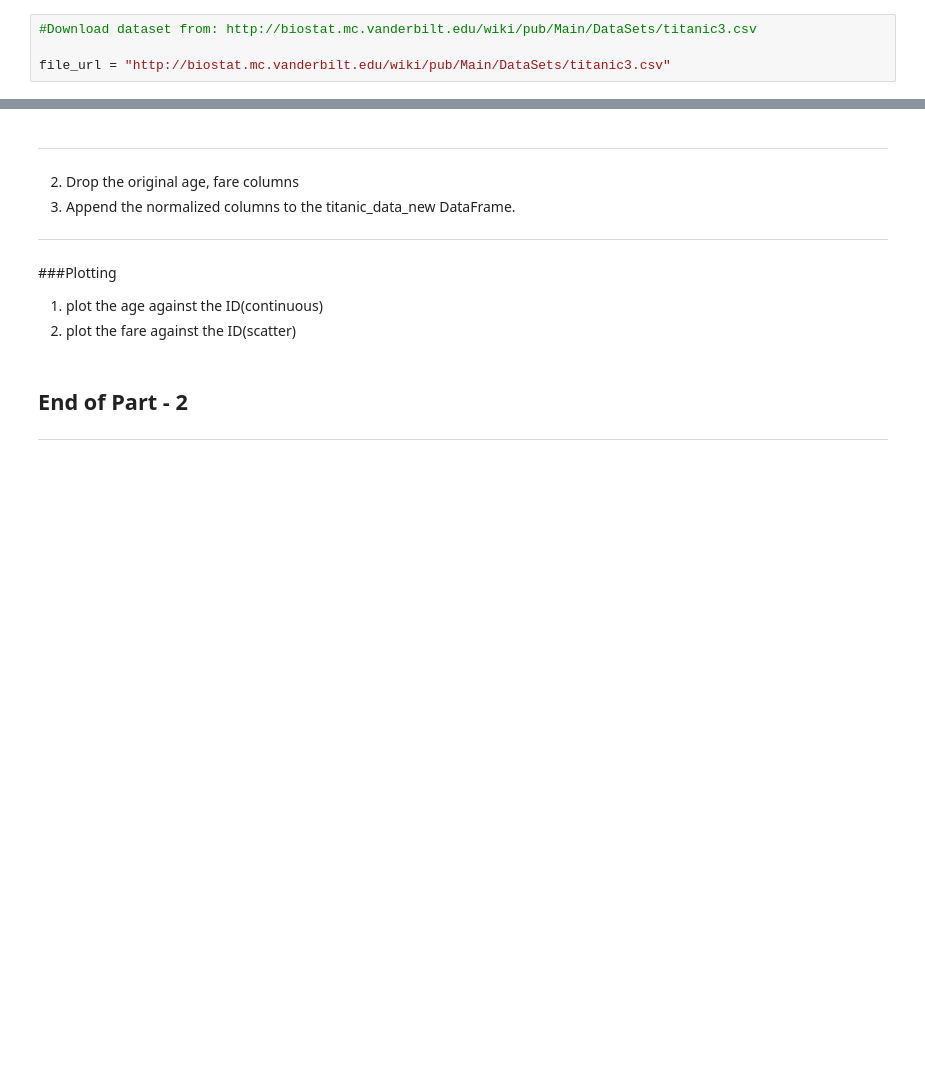
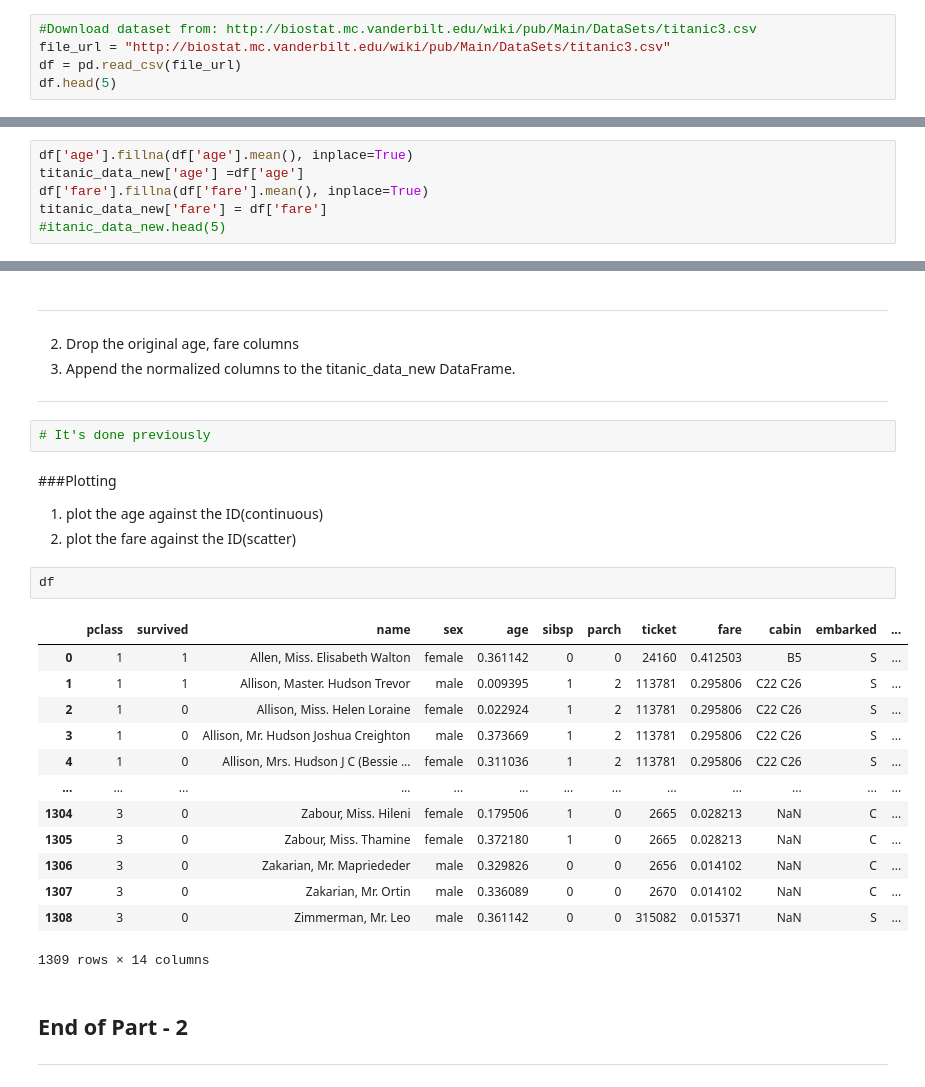
Before and after one commit to SaurabhChakravorty/SHALA2020, a Jupyter notebook: Assignment_1_DS.ipynb, the cells around one changed output, grey strips where cells are left out. Saved outputs shown, nothing was run; the diff lists cells and outputs as text; blank space fills up the shorter version.

```diff
--- a/Assignment_1_DS.ipynb
+++ b/Assignment_1_DS.ipynb
@@ -126,5 +241,6 @@ Download dataset from: http://biostat.mc.vanderbilt.edu/wiki/pub/Main/DataSets/t
 Read the data and display the first 5 rows
 # %%
 #Download dataset from: http://biostat.mc.vanderbilt.edu/wiki/pub/Main/DataSets/titanic3.csv
-
 file_url = "http://biostat.mc.vanderbilt.edu/wiki/pub/Main/DataSets/titanic3.csv"
+df = pd.read_csv(file_url)
+df.head(5)
@@ -152,6 +278,12 @@ file_url = "http://biostat.mc.vanderbilt.edu/wiki/pub/Main/DataSets/titanic3.csv
 
 
 ---
+# %%
+df['age'].fillna(df['age'].mean(), inplace=True)
+titanic_data_new['age'] =df['age']
+df['fare'].fillna(df['fare'].mean(), inplace=True)
+titanic_data_new['fare'] = df['fare']
+#itanic_data_new.head(5)
 # %% [markdown]
 ###Normalization
 
@@ -175,10 +322,28 @@ file_url = "http://biostat.mc.vanderbilt.edu/wiki/pub/Main/DataSets/titanic3.csv
 
 
 ---
+# %%
+# It's done previously
 # %% [markdown]
 ###Plotting
 1. plot the age against the ID(continuous)
 2. plot the fare against the ID(scatter)
+# %%
+df
+# %% [output]
+|  | pclass | survived | name | sex | age | sibsp | parch | ticket | fare | cabin | embarked | ... |
+| 0 | 1 | 1 | Allen, Miss. Elisabeth Walton | female | 0.361142 | 0 | 0 | 24160 | 0.412503 | B5 | S | ... |
+| 1 | 1 | 1 | Allison, Master. Hudson Trevor | male | 0.009395 | 1 | 2 | 113781 | 0.295806 | C22 C26 | S | ... |
+| 2 | 1 | 0 | Allison, Miss. Helen Loraine | female | 0.022924 | 1 | 2 | 113781 | 0.295806 | C22 C26 | S | ... |
+| 3 | 1 | 0 | Allison, Mr. Hudson Joshua Creighton | male | 0.373669 | 1 | 2 | 113781 | 0.295806 | C22 C26 | S | ... |
+| 4 | 1 | 0 | Allison, Mrs. Hudson J C (Bessie ... | female | 0.311036 | 1 | 2 | 113781 | 0.295806 | C22 C26 | S | ... |
+| ... | ... | ... | ... | ... | ... | ... | ... | ... | ... | ... | ... | ... |
+| 1304 | 3 | 0 | Zabour, Miss. Hileni | female | 0.179506 | 1 | 0 | 2665 | 0.028213 | NaN | C | ... |
+| 1305 | 3 | 0 | Zabour, Miss. Thamine | female | 0.372180 | 1 | 0 | 2665 | 0.028213 | NaN | C | ... |
+| 1306 | 3 | 0 | Zakarian, Mr. Mapriededer | male | 0.329826 | 0 | 0 | 2656 | 0.014102 | NaN | C | ... |
+| 1307 | 3 | 0 | Zakarian, Mr. Ortin | male | 0.336089 | 0 | 0 | 2670 | 0.014102 | NaN | C | ... |
+| 1308 | 3 | 0 | Zimmerman, Mr. Leo | male | 0.361142 | 0 | 0 | 315082 | 0.015371 | NaN | S | ... |
+1309 rows × 14 columns
 # %% [markdown]
 ## End of Part - 2
 ---
```
Also changed, not shown: parts of 14 cells of this notebook.
